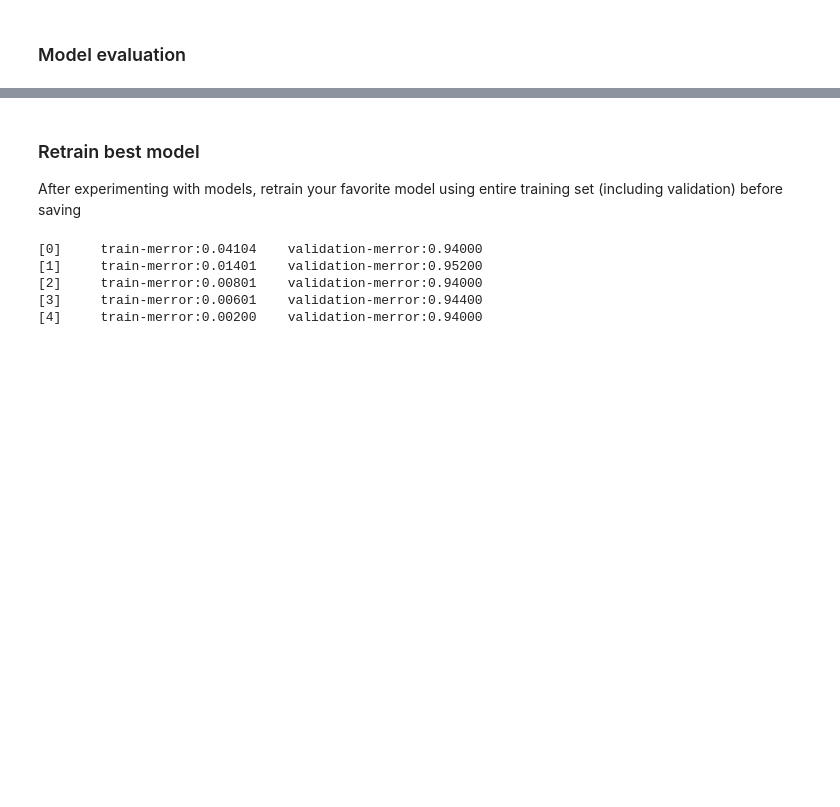
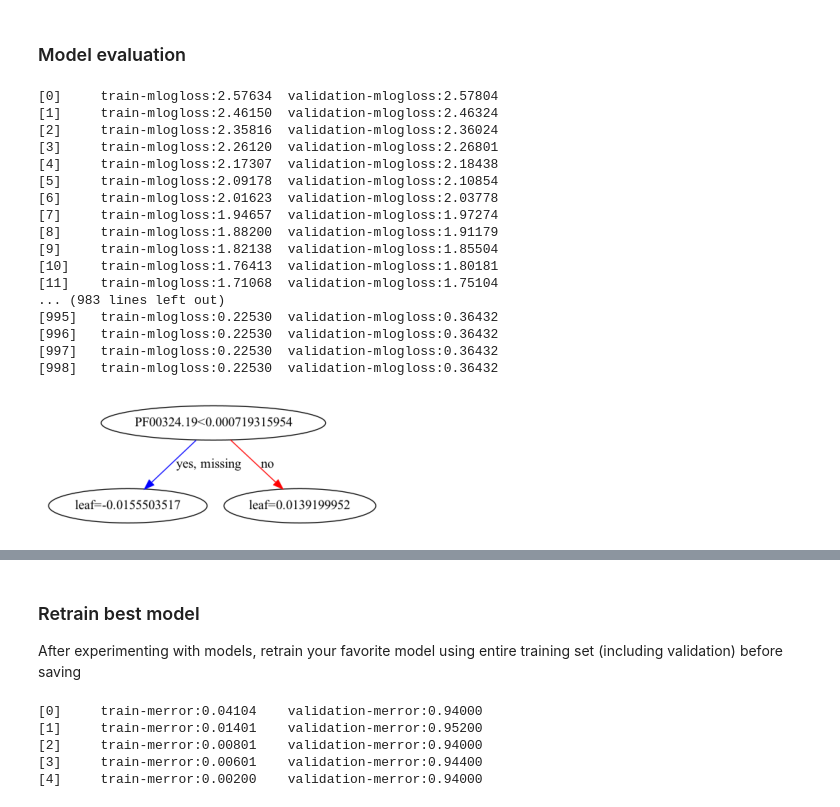
Before and after one commit to hlu17/Protein-Environment-Classification, a Jupyter notebook: modeling/xgb_empo3.ipynb, the cells around one changed output, grey strips where cells are left out. Drawn from its saved outputs; the diff is of its cells as text; code cells hidden in the pictures; blank space fills up the shorter version.

Commit message:
xgb empo3 model

```diff
--- a/modeling/xgb_empo3.ipynb
+++ b/modeling/xgb_empo3.ipynb
@@ -125,14 +86,0 @@ num_boost_round = 999
-# %%
-model3 = xgb.train(
-    params,
-    d_train,
-    num_boost_round = num_boost_round,
-    evals=[(d_val, "Validation")],
-    early_stopping_rounds=5
-)
-# plot single tree
-plot_tree(model3)
-plt.show()
-print("Best Multiclass Log Loss: {:.2f} with {} rounds".format(
-                 model3.best_score,
-                 model3.best_iteration+1))
@@ -227,2 +198,51 @@ lr=0.01,min_child_weight=5,max_depth=8, gamma=3|0.02|776s
 # %% [markdown]
 ### Model evaluation
+# %%
+best_params = {
+    # tuned parameters
+    'colsample_bytree': 1.0,
+    'eta': 0.03,
+    'gamma': 3.125965168028287,
+    'max_depth': 9,
+    'min_child_weight': 6,
+    'reg_alpha': 0.6278402276742281,
+    'reg_lambda': 2.750270104431137,
+    # other parameters
+    'objective':'multi:softmax',
+    'num_class':15,
+    'eval_metric':['mlogloss'],
+}
+evals_result = {}
+best_model = xgb.train(
+    best_params,
+    dtrain,
+    num_boost_round = 999,
+    evals=[(dtrain, "train"), (dval, "validation")],
+    evals_result=evals_result,
+    early_stopping_rounds=6,
+)
+# plot single tree
+plot_tree(best_model)
+plt.show()
+print("Best Multiclass Log Loss: {:.2f} with {} rounds".format(
+                 best_model.best_score,
+                 best_model.best_iteration+1))
+# %% [output]
+[0]     train-mlogloss:2.57634  validation-mlogloss:2.57804
+[1]     train-mlogloss:2.46150  validation-mlogloss:2.46324
+[2]     train-mlogloss:2.35816  validation-mlogloss:2.36024
+[3]     train-mlogloss:2.26120  validation-mlogloss:2.26801
+[4]     train-mlogloss:2.17307  validation-mlogloss:2.18438
+[5]     train-mlogloss:2.09178  validation-mlogloss:2.10854
+[6]     train-mlogloss:2.01623  validation-mlogloss:2.03778
+[7]     train-mlogloss:1.94657  validation-mlogloss:1.97274
+[8]     train-mlogloss:1.88200  validation-mlogloss:1.91179
+[9]     train-mlogloss:1.82138  validation-mlogloss:1.85504
+[10]    train-mlogloss:1.76413  validation-mlogloss:1.80181
+[11]    train-mlogloss:1.71068  validation-mlogloss:1.75104
+... (983 lines left out)
+[995]   train-mlogloss:0.22530  validation-mlogloss:0.36432
+[996]   train-mlogloss:0.22530  validation-mlogloss:0.36432
+[997]   train-mlogloss:0.22530  validation-mlogloss:0.36432
+[998]   train-mlogloss:0.22530  validation-mlogloss:0.36432
+[figure, added]
```
Also changed, not shown: parts of 23 cells of this notebook, 4 other files.
